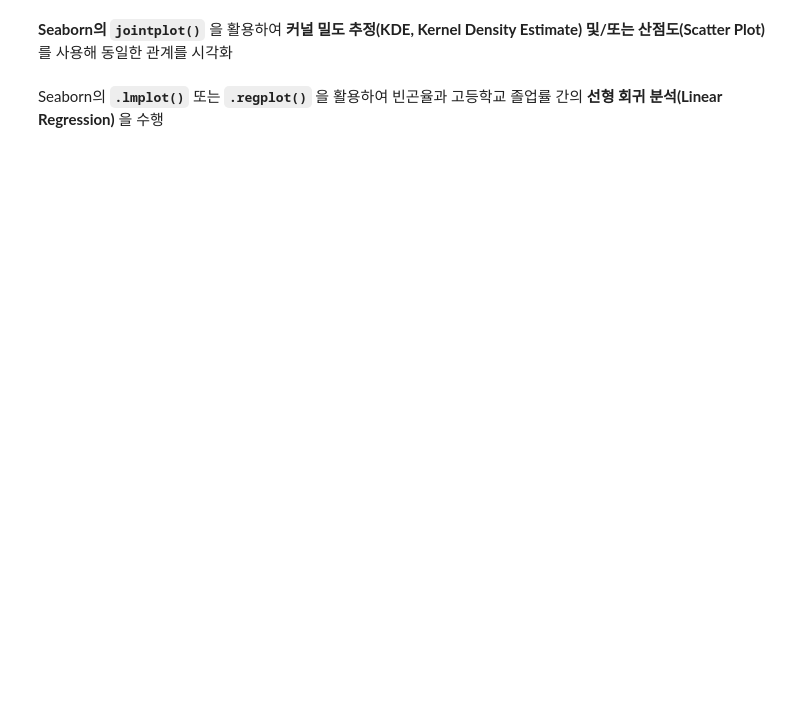
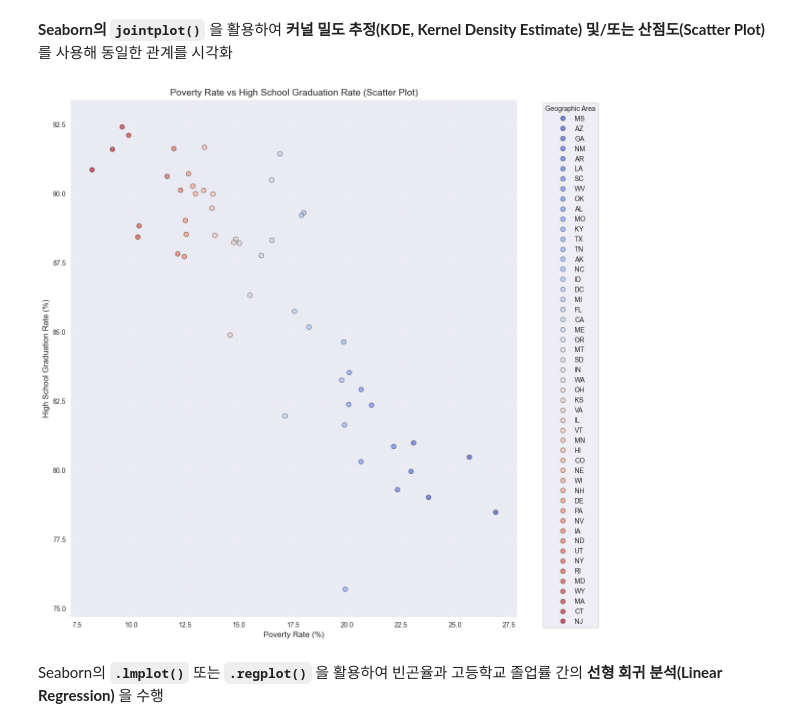
Before and after one commit to JELKOV/Police-Use-of-Force---Data-Analysis, a Jupyter notebook: Fatal_Force_(start).ipynb, the cells around one changed output. Saved outputs shown, nothing was run; the diff lists cells and outputs as text; code cells hidden in the pictures; blank space fills up the shorter version.

```diff
--- a/Fatal_Force_(start).ipynb
+++ b/Fatal_Force_(start).ipynb
@@ -183,6 +374,46 @@ Deaths_by_Police_US Check: False
 # %% [markdown]
 **Seaborn의 `jointplot()`** 을 활용하여
 **커널 밀도 추정(KDE, Kernel Density Estimate) 및/또는 산점도(Scatter Plot)** 를 사용해 동일한 관계를 시각화
+# %%
+# 산점도(Scatter Plot) 및 커널 밀도 추정(KDE, Kernel Density Estimate) 를 통해 빈곤율과 졸업률 간의 관계를 직관적으로 파악
+# 상관관계(연관성이 높거나 낮음)를 시각적으로 확인
+
+# 그래프 크기 설정
+plt.figure(figsize=(12, 14))
+
+# 산점도 (Scatter Plot) 생성
+scatter = sns.scatterplot(
+    data=merged_data,   # 데이터셋 지정
+    x="poverty_rate",   # x축: 빈곤율
+    y="percent_completed_hs",  # y축: 고등학교 졸업률
+    hue="Geographic Area",  # 색상 그룹 지정 (주별)
+    palette="coolwarm",  # 색상 팔레트 변경
+    alpha=0.7,  # 투명도 적용 (겹치는 점들이 보이도록)
+    edgecolor="black",  # 점 테두리 색 추가
+    s=50  # 점 크기 조절
+)
+
+# 그래프 제목 설정
+plt.title("Poverty Rate vs High School Graduation Rate (Scatter Plot)", fontsize=14)
+
+# x, y축 레이블 설정
+plt.xlabel("Poverty Rate (%)", fontsize=12)
+plt.ylabel("High School Graduation Rate (%)", fontsize=12)
+
+# x축과 y축의 범위 조절
+plt.xlim(merged_data["poverty_rate"].min() - 1, merged_data["poverty_rate"].max() + 1)
+plt.ylim(merged_data["percent_completed_hs"].min() - 1, merged_data["percent_completed_hs"].max() + 1)
+
+# 범례 위치 조정 (그래프 외부에 배치)
+plt.legend(title="Geographic Area", bbox_to_anchor=(1.05, 1), loc='upper left')
+
+# 격자 추가
+plt.grid(True, linestyle="--", alpha=0.5)
+
+# 그래프 출력
+plt.show()
+# %% [output]
+[figure, added]
 # %% [markdown]
 Seaborn의 **`.lmplot()`** 또는 **`.regplot()`** 을 활용하여
 빈곤율과 고등학교 졸업률 간의 **선형 회귀 분석(Linear Regression)** 을 수행
```
Also changed, not shown: parts of 8 cells of this notebook.
